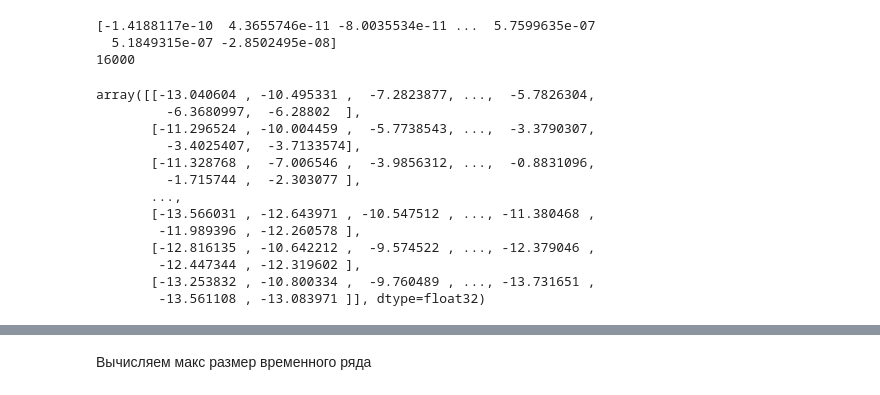
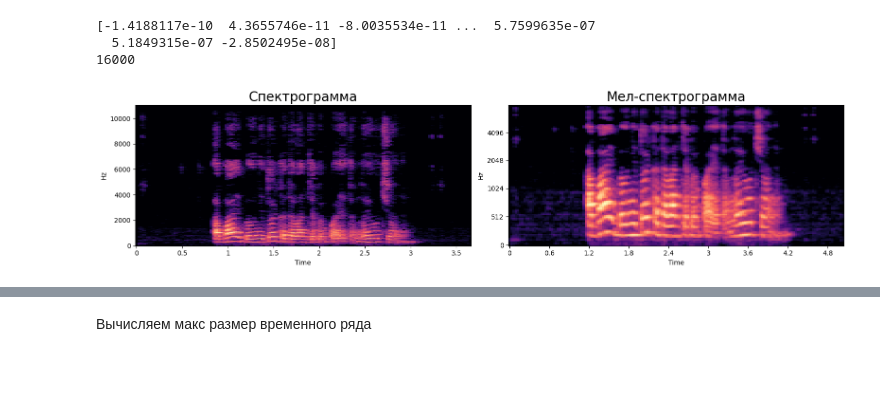
Before and after one commit to Rainfue/Speech-synthesis, a Jupyter notebook: Module1/Module1.ipynb, the cells around one changed output, grey strips where cells are left out. Saved outputs shown, nothing was run; the diff lists cells and outputs as text; code cells hidden in the pictures; blank space fills up the shorter version.

```diff
--- a/Module1/Module1.ipynb
+++ b/Module1/Module1.ipynb
@@ -660,21 +713,22 @@ print(sr)
 [-1.4188117e-10  4.3655746e-11 -8.0035534e-11 ...  5.7599635e-07
   5.1849315e-07 -2.8502495e-08]
 16000
-# %%
-# Пример
-mel_spec_dB = extract_mel(y)
-mel_spec_dB
-# %% [output]
-array([[-13.040604 , -10.495331 ,  -7.2823877, ...,  -5.7826304,
-         -6.3680997,  -6.28802  ],
-       [-11.296524 , -10.004459 ,  -5.7738543, ...,  -3.3790307,
-         -3.4025407,  -3.7133574],
-       [-11.328768 ,  -7.006546 ,  -3.9856312, ...,  -0.8831096,
-         -1.715744 ,  -2.303077 ],
-       ...,
-       [-13.566031 , -12.643971 , -10.547512 , ..., -11.380468 ,
-        -11.989396 , -12.260578 ],
-       [-12.816135 , -10.642212 ,  -9.574522 , ..., -12.379046 ,
-        -12.447344 , -12.319602 ],
-       [-13.253832 , -10.800334 ,  -9.760489 , ..., -13.731651 ,
-        -13.561108 , -13.083971 ]], dtype=float32)
+# %%
+# строим спектрограммы
+sampling_rate = 16000
+fig, axis = plt.subplots(nrows=1, ncols=2, figsize = (16, 4))
+
+D = librosa.stft(y)
+S_db = librosa.amplitude_to_db(np.abs(D), ref=np.max)
+librosa.display.specshow(S_db, x_axis="time", y_axis="hz", ax = axis[0])
+axis[0].set_title("Спектрограмма", fontsize = 20)
+
+
+S = librosa.feature.melspectrogram(y=y, sr=sampling_rate, n_mels=128, fmax=8000)
+S_dB = librosa.power_to_db(S, ref=np.max)
+librosa.display.specshow(S_dB, x_axis="time", y_axis="mel", sr=sampling_rate, fmax=8000, ax = axis[1])
+axis[1].set_title("Мел-спектрограмма", fontsize = 20)
+
+plt.tight_layout()
+# %% [output]
+[figure, added]
```
Also changed, not shown: parts of 52 cells of this notebook, 6 other files.
